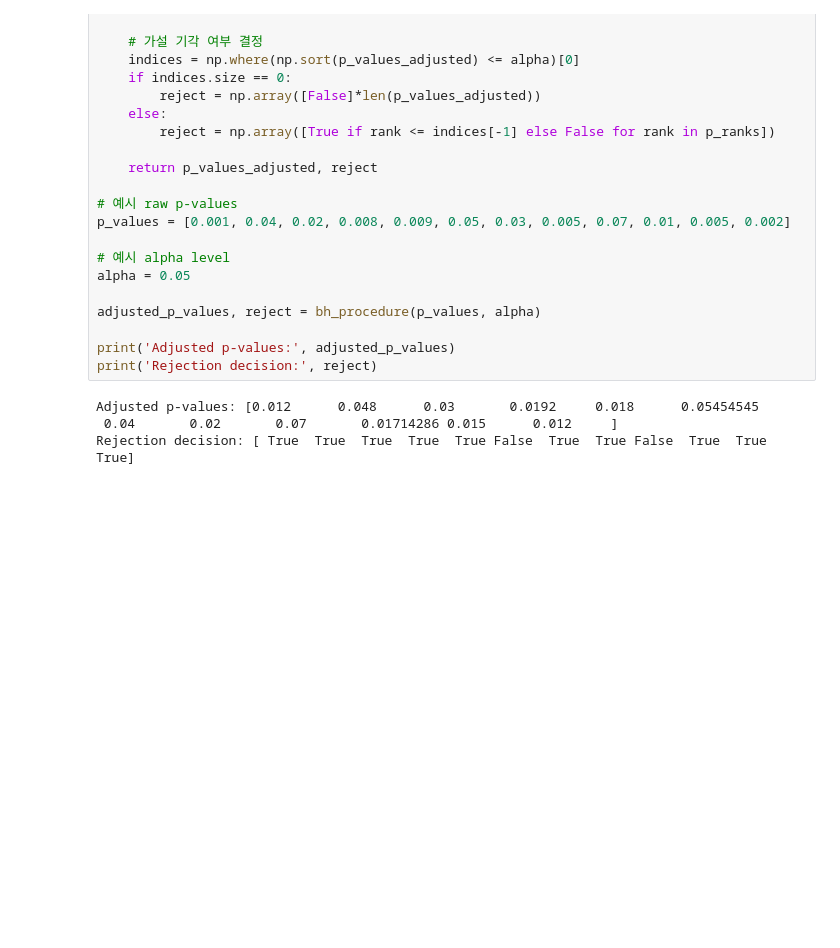
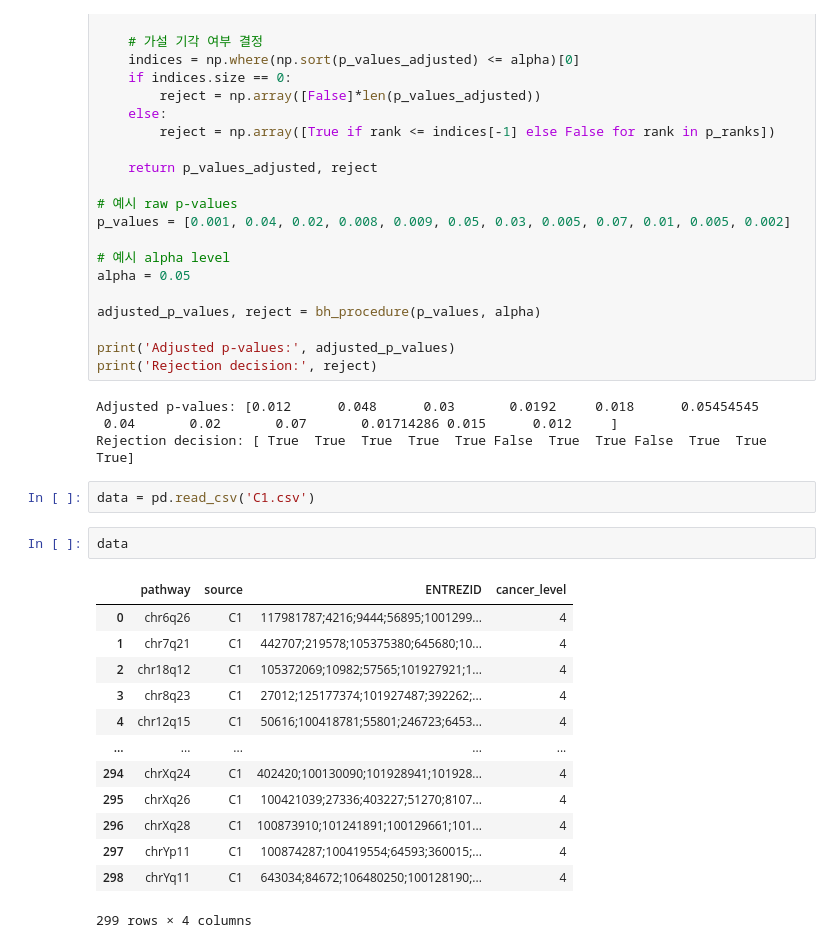
Before and after one commit to jheonii/compass_backend, a Jupyter notebook: prac.ipynb, the cells around one changed output. Drawn from its saved outputs; the diff is of its cells as text; blank space fills up the shorter version.

```diff
--- a/prac.ipynb
+++ b/prac.ipynb
@@ -520,3 +520,21 @@ print('Rejection decision:', reject)
 Adjusted p-values: [0.012      0.048      0.03       0.0192     0.018      0.05454545
  0.04       0.02       0.07       0.01714286 0.015      0.012     ]
 Rejection decision: [ True  True  True  True  True False  True  True False  True  True  True]
+# %%
+data = pd.read_csv('C1.csv')
+# %%
+data
+# %% [output]
+|  | pathway | source | ENTREZID | cancer_level |
+| 0 | chr6q26 | C1 | 117981787;4216;9444;56895;1001299... | 4 |
+| 1 | chr7q21 | C1 | 442707;219578;105375380;645680;10... | 4 |
+| 2 | chr18q12 | C1 | 105372069;10982;57565;101927921;1... | 4 |
+| 3 | chr8q23 | C1 | 27012;125177374;101927487;392262;... | 4 |
+| 4 | chr12q15 | C1 | 50616;100418781;55801;246723;6453... | 4 |
+| ... | ... | ... | ... | ... |
+| 294 | chrXq24 | C1 | 402420;100130090;101928941;101928... | 4 |
+| 295 | chrXq26 | C1 | 100421039;27336;403227;51270;8107... | 4 |
+| 296 | chrXq28 | C1 | 100873910;101241891;100129661;101... | 4 |
+| 297 | chrYp11 | C1 | 100874287;100419554;64593;360015;... | 4 |
+| 298 | chrYq11 | C1 | 643034;84672;106480250;100128190;... | 4 |
+299 rows × 4 columns
```
Also changed, not shown: 3 other files.
